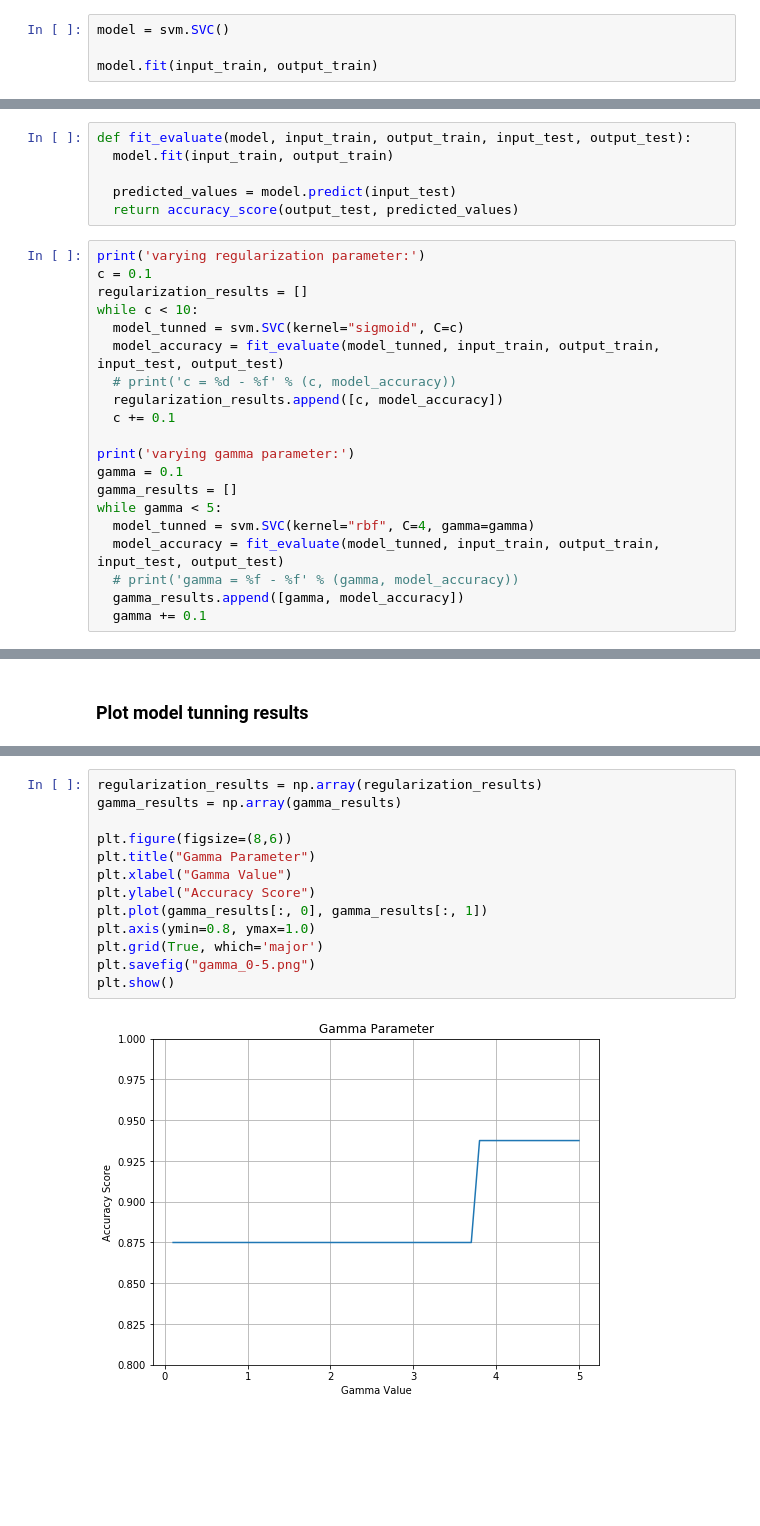
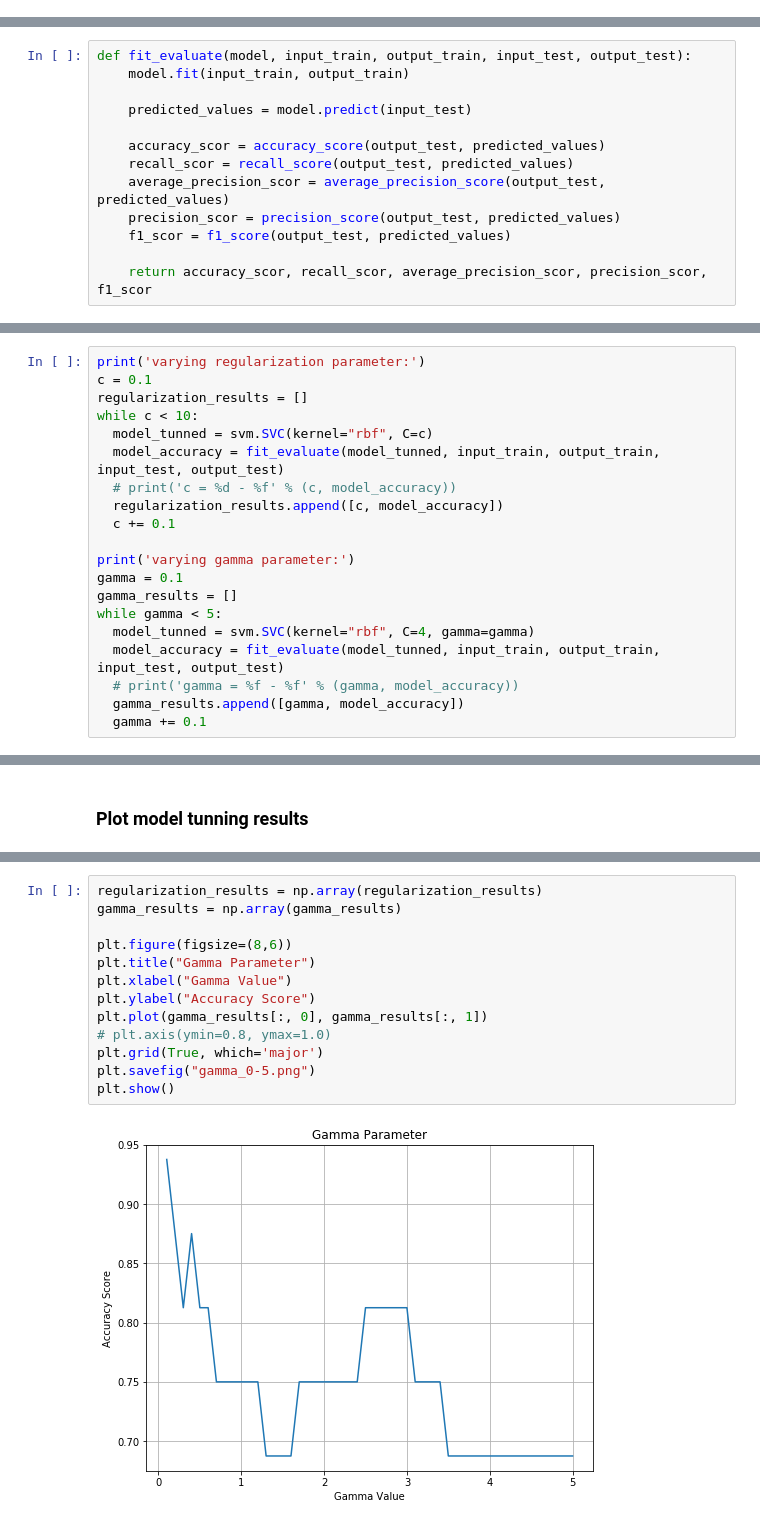
Before and after one commit to JonasFreireAlcantara/ODG-challenge, a Jupyter notebook: notebooks/SVM.ipynb, the cells around one changed output, grey strips where cells are left out. Saved outputs shown, nothing was run; the diff lists cells and outputs as text; blank space fills up the shorter version.

```diff
--- a/notebooks/SVM.ipynb
+++ b/notebooks/SVM.ipynb
@@ -91,4 +88,0 @@ output_test: (16, 1)
-# %%
-model = svm.SVC()
-
-model.fit(input_train, output_train)
@@ -110,0 +91,13 @@ accuracy score: 0.8125
+# %%
+def fit_evaluate(model, input_train, output_train, input_test, output_test):
+    model.fit(input_train, output_train)
+
+    predicted_values = model.predict(input_test)
+
+    accuracy_scor = accuracy_score(output_test, predicted_values)
+    recall_scor = recall_score(output_test, predicted_values)
+    average_precision_scor = average_precision_score(output_test, predicted_values)
+    precision_scor = precision_score(output_test, predicted_values)
+    f1_scor = f1_score(output_test, predicted_values)
+
+    return accuracy_scor, recall_scor, average_precision_scor, precision_scor, f1_scor
@@ -111,17 +110,11 @@ accuracy score: 0.8125
 # %% [markdown]
 ## Model Tunning
-# %%
-def fit_evaluate(model, input_train, output_train, input_test, output_test):
-  model.fit(input_train, output_train)
-
-  predicted_values = model.predict(input_test)
-  return accuracy_score(output_test, predicted_values)
 # %%
 print('varying regularization parameter:')
 c = 0.1
 regularization_results = []
 while c < 10:
-  model_tunned = svm.SVC(kernel="sigmoid", C=c)
+  model_tunned = svm.SVC(kernel="rbf", C=c)
   model_accuracy = fit_evaluate(model_tunned, input_train, output_train, input_test, output_test)
   # print('c = %d - %f' % (c, model_accuracy))
   regularization_results.append([c, model_accuracy])
@@ -159,15 +152,15 @@ plt.show()
 # %%
 regularization_results = np.array(regularization_results)
 gamma_results = np.array(gamma_results)
 
 plt.figure(figsize=(8,6))
 plt.title("Gamma Parameter")
 plt.xlabel("Gamma Value")
 plt.ylabel("Accuracy Score")
 plt.plot(gamma_results[:, 0], gamma_results[:, 1])
-plt.axis(ymin=0.8, ymax=1.0)
+# plt.axis(ymin=0.8, ymax=1.0)
 plt.grid(True, which='major')
 plt.savefig("gamma_0-5.png")
 plt.show()
 # %% [output]
-[figure, old version]
+[figure, new version]
```
Also changed, not shown: parts of 7 cells of this notebook, 13 other files.
